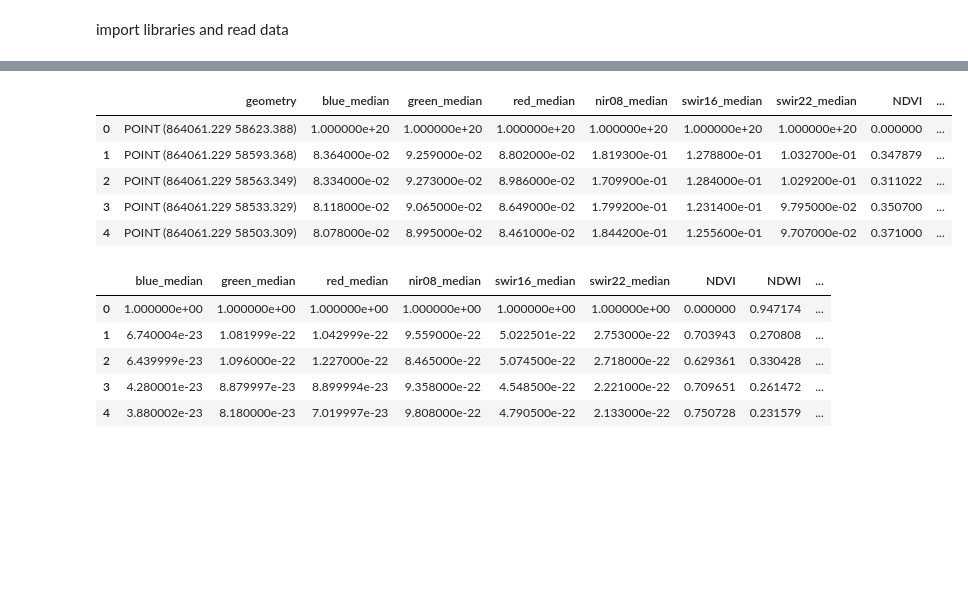
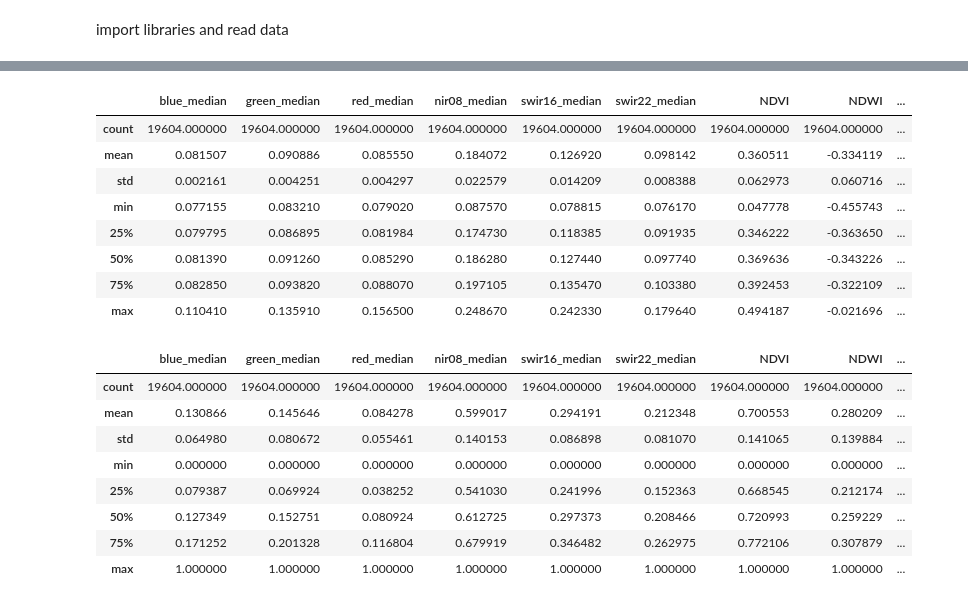
Before and after one commit to ftimcke/LULC-classification, a Jupyter notebook: unsupervised_clustering.ipynb, the cells around one changed output, grey strips where cells are left out. Drawn from its saved outputs; the diff is of its cells as text; code cells hidden in the pictures; blank space fills up the shorter version.

```diff
--- a/unsupervised_clustering.ipynb
+++ b/unsupervised_clustering.ipynb
@@ -68,15 +68,18 @@ composite.band_summaries()
 # %%
 # Create a DataFrame from the RasterCollection
 gdf = composite.to_dataframe()
 
-gdf.head()
+gdf.describe()
 # %% [output]
-|  | geometry | blue_median | green_median | red_median | nir08_median | swir16_median | swir22_median | NDVI | ... |
-| 0 | POINT (864061.229 58623.388) | 1.000000e+20 | 1.000000e+20 | 1.000000e+20 | 1.000000e+20 | 1.000000e+20 | 1.000000e+20 | 0.000000 | ... |
-| 1 | POINT (864061.229 58593.368) | 8.364000e-02 | 9.259000e-02 | 8.802000e-02 | 1.819300e-01 | 1.278800e-01 | 1.032700e-01 | 0.347879 | ... |
-| 2 | POINT (864061.229 58563.349) | 8.334000e-02 | 9.273000e-02 | 8.986000e-02 | 1.709900e-01 | 1.284000e-01 | 1.029200e-01 | 0.311022 | ... |
-| 3 | POINT (864061.229 58533.329) | 8.118000e-02 | 9.065000e-02 | 8.649000e-02 | 1.799200e-01 | 1.231400e-01 | 9.795000e-02 | 0.350700 | ... |
-| 4 | POINT (864061.229 58503.309) | 8.078000e-02 | 8.995000e-02 | 8.461000e-02 | 1.844200e-01 | 1.255600e-01 | 9.707000e-02 | 0.371000 | ... |
+|  | blue_median | green_median | red_median | nir08_median | swir16_median | swir22_median | NDVI | NDWI | ... |
+| count | 19604.000000 | 19604.000000 | 19604.000000 | 19604.000000 | 19604.000000 | 19604.000000 | 19604.000000 | 19604.000000 | ... |
+| mean | 0.081507 | 0.090886 | 0.085550 | 0.184072 | 0.126920 | 0.098142 | 0.360511 | -0.334119 | ... |
+| std | 0.002161 | 0.004251 | 0.004297 | 0.022579 | 0.014209 | 0.008388 | 0.062973 | 0.060716 | ... |
+| min | 0.077155 | 0.083210 | 0.079020 | 0.087570 | 0.078815 | 0.076170 | 0.047778 | -0.455743 | ... |
+| 25% | 0.079795 | 0.086895 | 0.081984 | 0.174730 | 0.118385 | 0.091935 | 0.346222 | -0.363650 | ... |
+| 50% | 0.081390 | 0.091260 | 0.085290 | 0.186280 | 0.127440 | 0.097740 | 0.369636 | -0.343226 | ... |
+| 75% | 0.082850 | 0.093820 | 0.088070 | 0.197105 | 0.135470 | 0.103380 | 0.392453 | -0.322109 | ... |
+| max | 0.110410 | 0.135910 | 0.156500 | 0.248670 | 0.242330 | 0.179640 | 0.494187 | -0.021696 | ... |
 # %%
 from sklearn.preprocessing import MinMaxScaler
 
@@ -97,14 +100,17 @@ scaled_features = scaler.transform(features)
 ## Step 5: Replace the original feature values in the GeoDataFrame with the scaled values
 gdf[selected_columns] = scaled_features
 
-gdf[selected_columns].head()
+gdf[selected_columns].describe()
 # %% [output]
 |  | blue_median | green_median | red_median | nir08_median | swir16_median | swir22_median | NDVI | NDWI | ... |
-| 0 | 1.000000e+00 | 1.000000e+00 | 1.000000e+00 | 1.000000e+00 | 1.000000e+00 | 1.000000e+00 | 0.000000 | 0.947174 | ... |
-| 1 | 6.740004e-23 | 1.081999e-22 | 1.042999e-22 | 9.559000e-22 | 5.022501e-22 | 2.753000e-22 | 0.703943 | 0.270808 | ... |
-| 2 | 6.439999e-23 | 1.096000e-22 | 1.227000e-22 | 8.465000e-22 | 5.074500e-22 | 2.718000e-22 | 0.629361 | 0.330428 | ... |
-| 3 | 4.280001e-23 | 8.879997e-23 | 8.899994e-23 | 9.358000e-22 | 4.548500e-22 | 2.221000e-22 | 0.709651 | 0.261472 | ... |
-| 4 | 3.880002e-23 | 8.180000e-23 | 7.019997e-23 | 9.808000e-22 | 4.790500e-22 | 2.133000e-22 | 0.750728 | 0.231579 | ... |
+| count | 19604.000000 | 19604.000000 | 19604.000000 | 19604.000000 | 19604.000000 | 19604.000000 | 19604.000000 | 19604.000000 | ... |
+| mean | 0.130866 | 0.145646 | 0.084278 | 0.599017 | 0.294191 | 0.212348 | 0.700553 | 0.280209 | ... |
+| std | 0.064980 | 0.080672 | 0.055461 | 0.140153 | 0.086898 | 0.081070 | 0.141065 | 0.139884 | ... |
+| min | 0.000000 | 0.000000 | 0.000000 | 0.000000 | 0.000000 | 0.000000 | 0.000000 | 0.000000 | ... |
+| 25% | 0.079387 | 0.069924 | 0.038252 | 0.541030 | 0.241996 | 0.152363 | 0.668545 | 0.212174 | ... |
+| 50% | 0.127349 | 0.152751 | 0.080924 | 0.612725 | 0.297373 | 0.208466 | 0.720993 | 0.259229 | ... |
+| 75% | 0.171252 | 0.201328 | 0.116804 | 0.679919 | 0.346482 | 0.262975 | 0.772106 | 0.307879 | ... |
+| max | 1.000000 | 1.000000 | 1.000000 | 1.000000 | 1.000000 | 1.000000 | 1.000000 | 1.000000 | ... |
 # %%
 # Get the colors from the "Accent" colormap
 cmap = plt.get_cmap('Accent')
```
Also changed, not shown: parts of 5 cells of this notebook, 3 other files.
